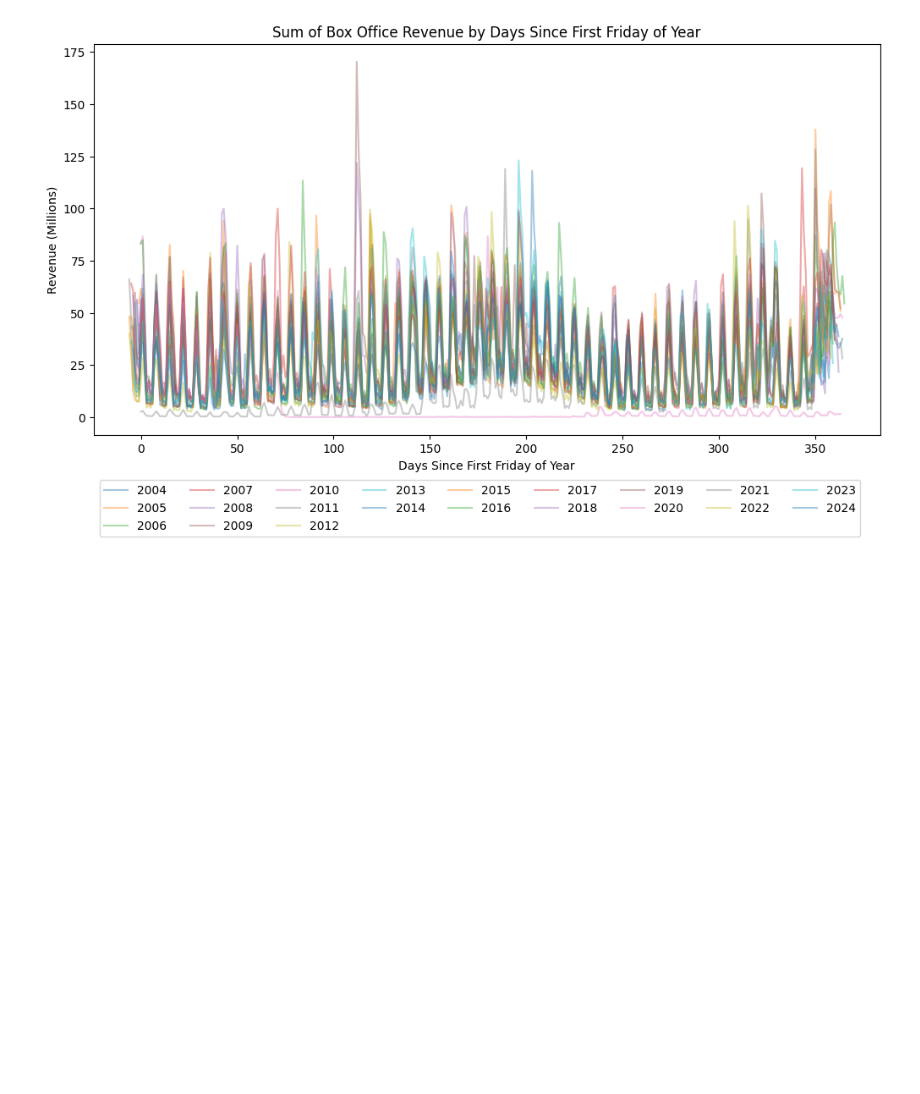
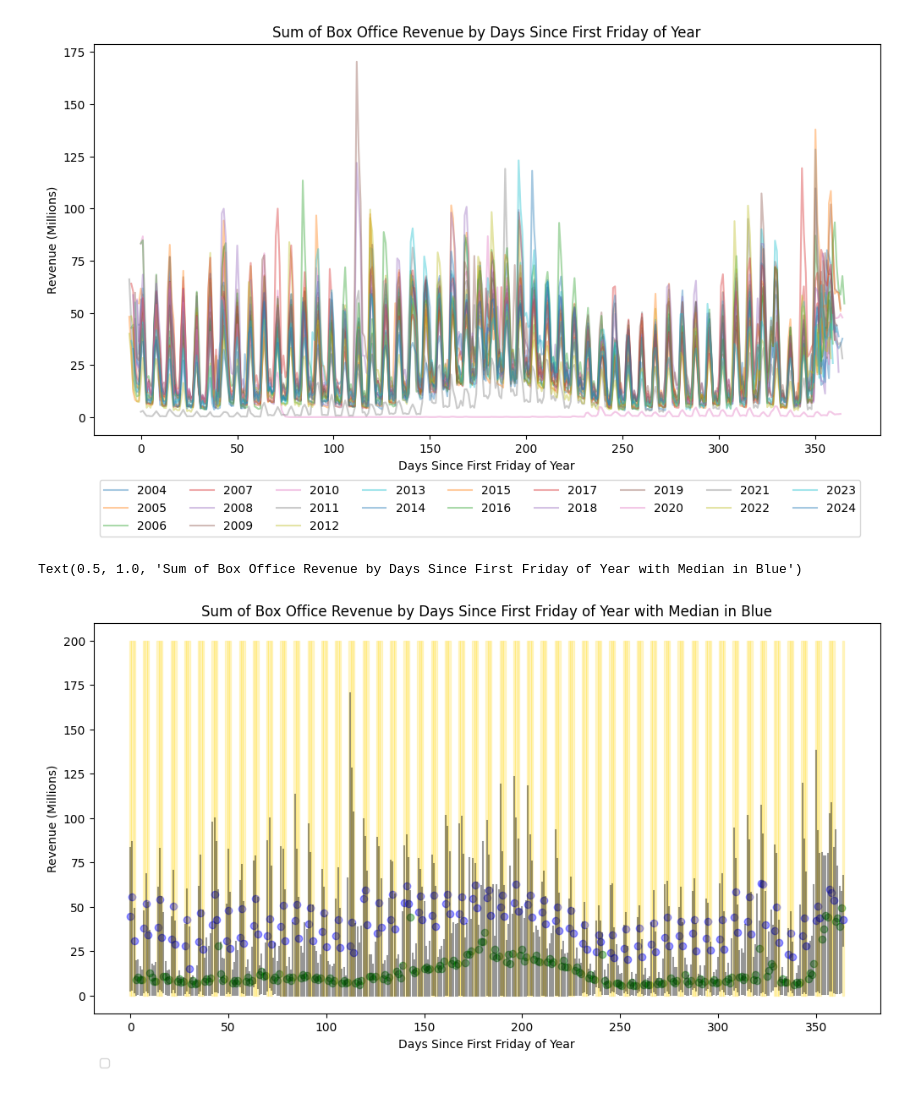
Before and after one commit to AidanG1/stat413-boxoffice, a Jupyter notebook: boxoffice/analysis/highest_grossing_movie_weekend.ipynb, the cells around one changed output. Cells and saved outputs as stored; diff of their text form; code cells hidden in the pictures; blank space fills up the shorter version.

Commit message:
make some charts nicer

```diff
--- a/boxoffice/analysis/highest_grossing_movie_weekend.ipynb
+++ b/boxoffice/analysis/highest_grossing_movie_weekend.ipynb
@@ -134,3 +137,38 @@ ax.get_yaxis().get_major_formatter().set_scientific(False)
 plt.show()
 # %% [output]
 [figure]
+# %%
+# instead of plotting every year just plot the lowest, highest, and median
+fig, ax = plt.subplots(figsize=(12, 6))
+
+# loop through the years and plot the data
+# min_days_since_first_friday = totals['days_since_first_friday'].min()
+# max_days_since_first_friday = totals['days_since_first_friday'].max()
+
+for day in range(0, 365):
+    data = totals[totals['days_since_first_friday'] == day]
+    min_value = data['revenue'].min()
+    max_value = data['revenue'].max()
+    median_value = data['revenue'].median()
+
+    plt.plot([day, day], [min_value / 1000000, max_value / 1000000], color='black', alpha=0.4)
+    # plt.scatter(day, min_value / 1000000, color='red', alpha=0.4)
+    # plt.scatter(day, max_value / 1000000, color='green', alpha=0.4)
+
+    # do a column highlight if the day of the week is a friday or saturday
+    if (day - 1) % 7 == 0 or (day + 0) % 7 == 0 or (day -2) % 7 == 0:
+        plt.fill_between([day - 0.5, day + 0.5], 0, 200, color='gold', alpha=0.2)
+        plt.scatter(day, median_value / 1000000, color='blue', alpha=0.4)
+    else:
+        plt.scatter(day, median_value / 1000000, color='green', alpha=0.4)
+
+# legend on the bottom
+plt.legend(loc='upper left', bbox_to_anchor=(0, -0.1), ncol=9)
+
+# add labels and title
+plt.xlabel('Days Since First Friday of Year')
+plt.ylabel('Revenue (Millions)')
+plt.title('Sum of Box Office Revenue by Days Since First Friday of Year with Median in Blue')
+# %% [output]
+Text(0.5, 1.0, 'Sum of Box Office Revenue by Days Since First Friday of Year with Median in Blue')
+[figure, added]
```
Also changed, not shown: parts of 1 cell of this notebook, 3 other files.
